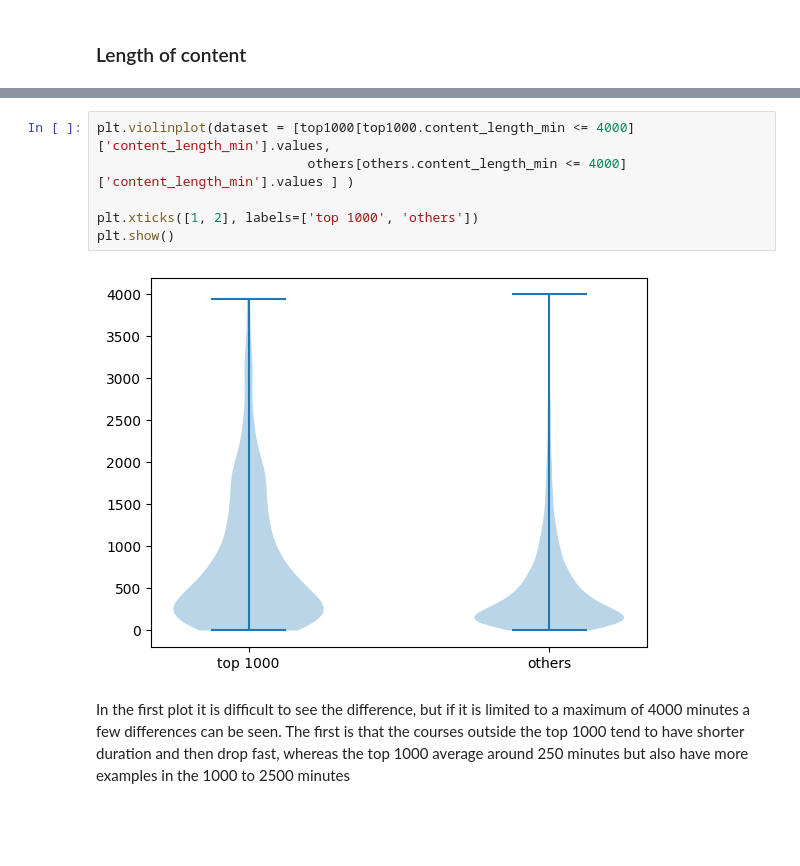
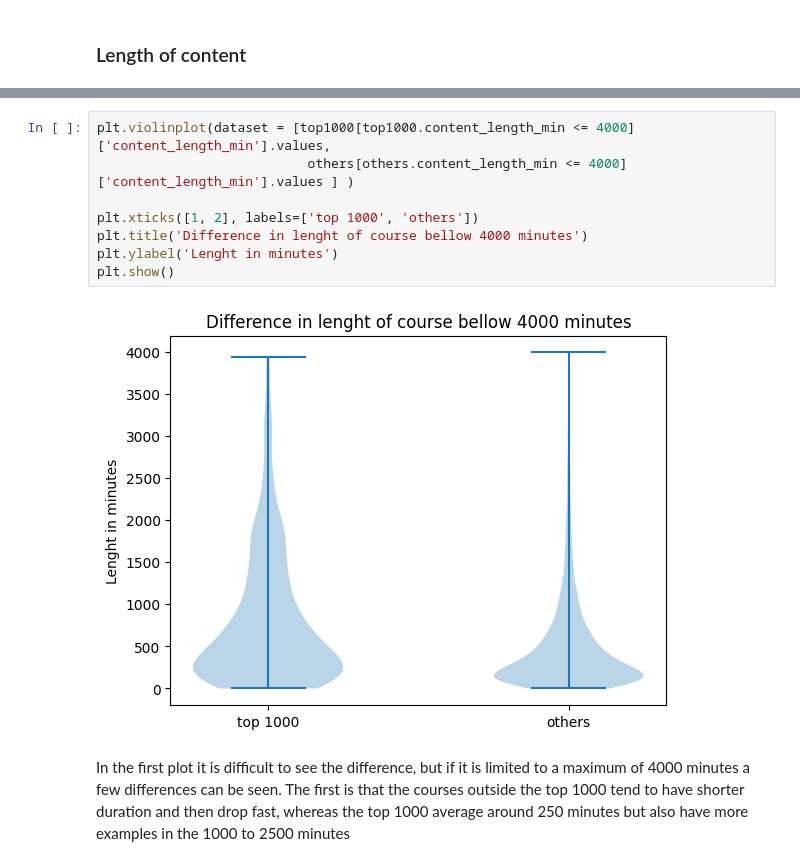
Before and after one commit to rbeni/udacity-data-science, a Jupyter notebook: project_1/analysis.ipynb, the cells around one changed output, grey strips where cells are left out. Drawn from its saved outputs; the diff is of its cells as text; blank space fills up the shorter version.

```diff
--- a/project_1/analysis.ipynb
+++ b/project_1/analysis.ipynb
@@ -404,11 +421,13 @@ plt.show()
 # %%
 plt.violinplot(dataset = [top1000[top1000.content_length_min <= 4000]['content_length_min'].values,
                            others[others.content_length_min <= 4000]['content_length_min'].values ] )
 
 plt.xticks([1, 2], labels=['top 1000', 'others'])
+plt.title('Difference in lenght of course bellow 4000 minutes')
+plt.ylabel('Lenght in minutes')
 plt.show()
 # %% [output]
-[figure, old version]
+[figure, new version]
 # %% [markdown]
 In the first plot it is difficult to see the difference, but if it is limited to a maximum of 4000 minutes a few differences can be seen.
 The first is that the courses outside the top 1000 tend to have shorter duration and then drop fast, whereas the top 1000 average around 250 minutes but also have more examples in the 1000 to 2500 minutes
```
Also changed, not shown: parts of 11 cells of this notebook.
